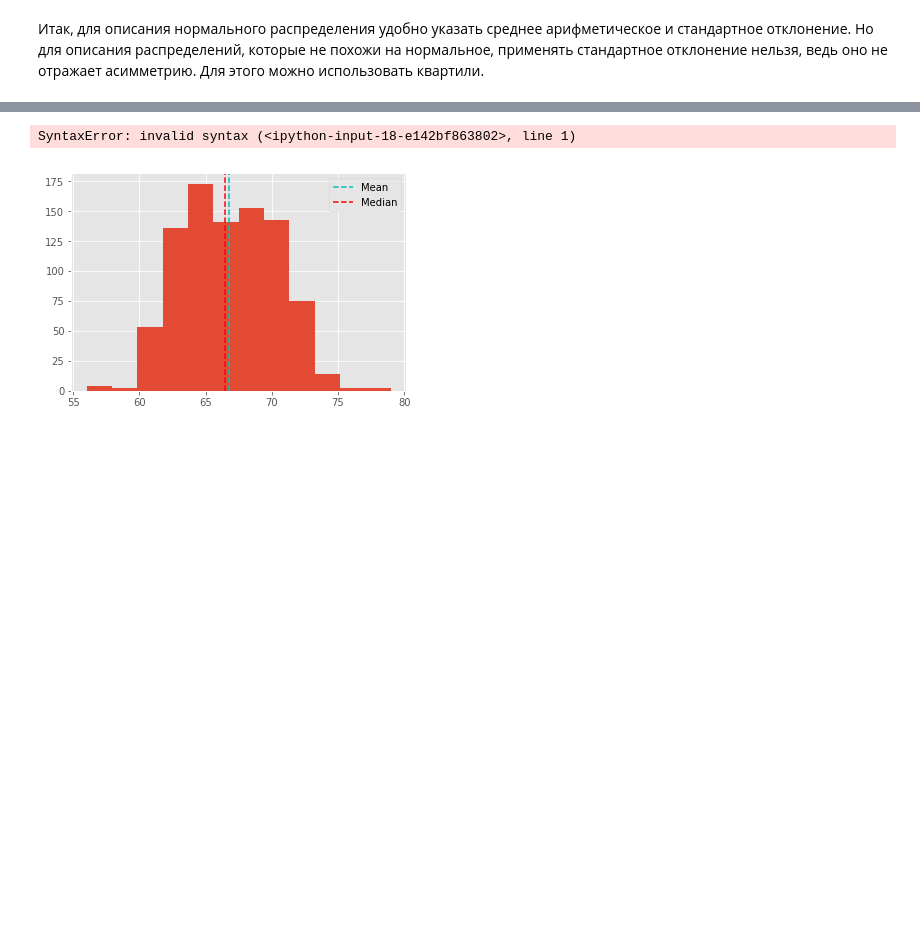
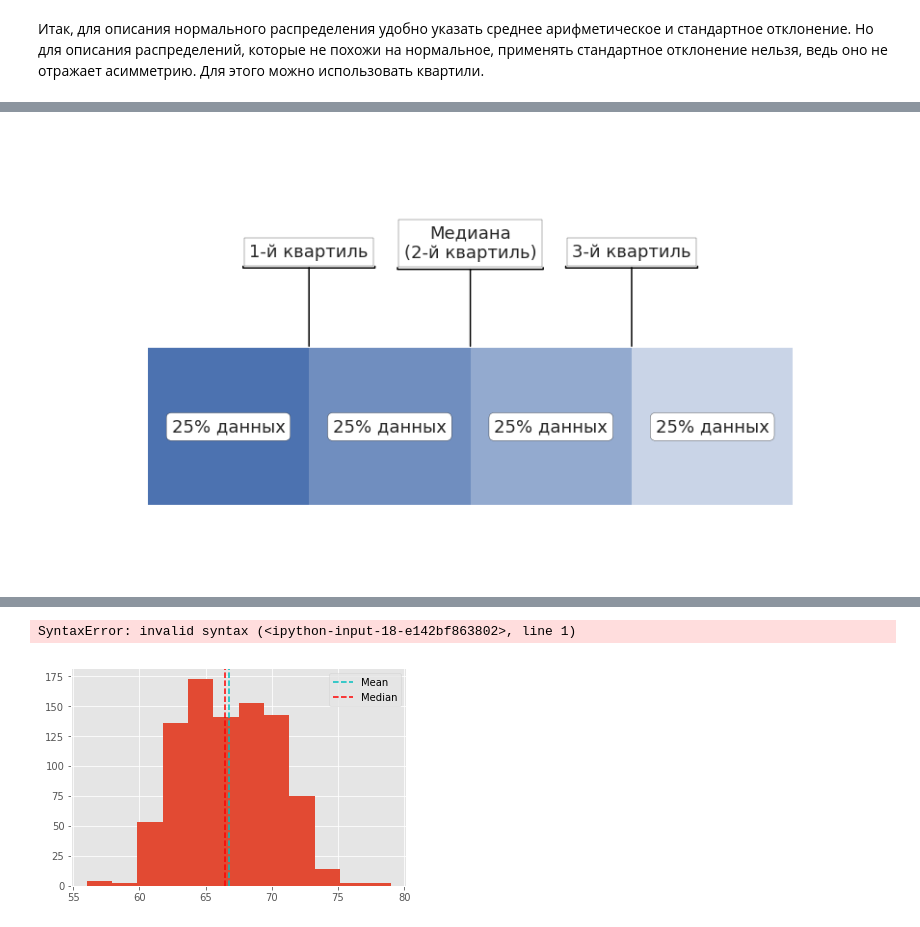
Before and after one commit to mishaberegov/statistics, a Jupyter notebook: Статистика_для_нубов.ipynb, the cells around one changed output, grey strips where cells are left out. Cells and saved outputs as stored; diff of their text form; code cells hidden in the pictures; blank space fills up the shorter version.

```diff
--- a/Статистика_для_нубов.ipynb
+++ b/Статистика_для_нубов.ipynb
@@ -193,0 +237,49 @@ $\sigma = \sqrt{\frac{\sum_{i=1}^n (x_i - \overline{x})^2}{n-1}}$, $\sigma^2=\fr
+# %%
+fig = plt.figure(figsize=(15, 8))
+ax = fig.add_subplot(111)
+for p in [
+    patches.Rectangle(
+        (0.1, 0.1), 0.2, 0.3,
+        alpha=None,
+    ),
+    patches.Rectangle(
+        (0.3, 0.1), 0.2, 0.3,
+        alpha=0.8, contains='lol'
+    ),
+    patches.Rectangle(
+        (0.5, 0.1), 0.2, 0.3,
+        alpha=0.6
+    ),
+    patches.Rectangle(
+        (0.7, 0.1), 0.2, 0.3,
+        alpha=0.3, label='lol'
+    ),
+]:
+    ax.add_patch(p)
+
+
+for x in range(0, 8, 2):
+    ax.annotate('25% данных', xy=(0.2+x/10, 0.25), \
+            xytext=(0.2+x/10, 0.25), xycoords='data',
+            fontsize=18, ha='center', va='center',
+            bbox=dict(boxstyle='round', fc='white'))
+ax.annotate('Медиана\n(2-й квартиль)', xy=(0.5, 0.4), \
+        xytext=(0.5, 0.6), xycoords='data',
+            fontsize=18, ha='center', va='center',
+            bbox=dict(boxstyle='square', pad=0.3, fc='white'),
+            arrowprops=dict(arrowstyle=']-, widthA=4.2, lengthA=0.1', lw=1.5))
+ax.annotate('1-й квартиль', xy=(0.3, 0.4), \
+        xytext=(0.3, 0.6), xycoords='data',
+            fontsize=18, ha='center', va='top',
+            bbox=dict(boxstyle='square', pad=0.3, fc='white'),
+            arrowprops=dict(arrowstyle=']-, widthA=3.8, lengthA=0.1', lw=1.5))
+ax.annotate('3-й квартиль', xy=(0.7, 0.4), \
+        xytext=(0.7, 0.6), xycoords='data',
+            fontsize=18, ha='center', va='top',
+            bbox=dict(boxstyle='square', pad=0.3, fc='white'),
+            arrowprops=dict(arrowstyle=']-, widthA=3.8, lengthA=0.1', lw=1.5))
+plt.ylim(0, 0.8)
+plt.axis('off')
+plt.show()
+# %% [output]
+[figure, added]
```
Also changed, not shown: parts of 11 cells of this notebook.
